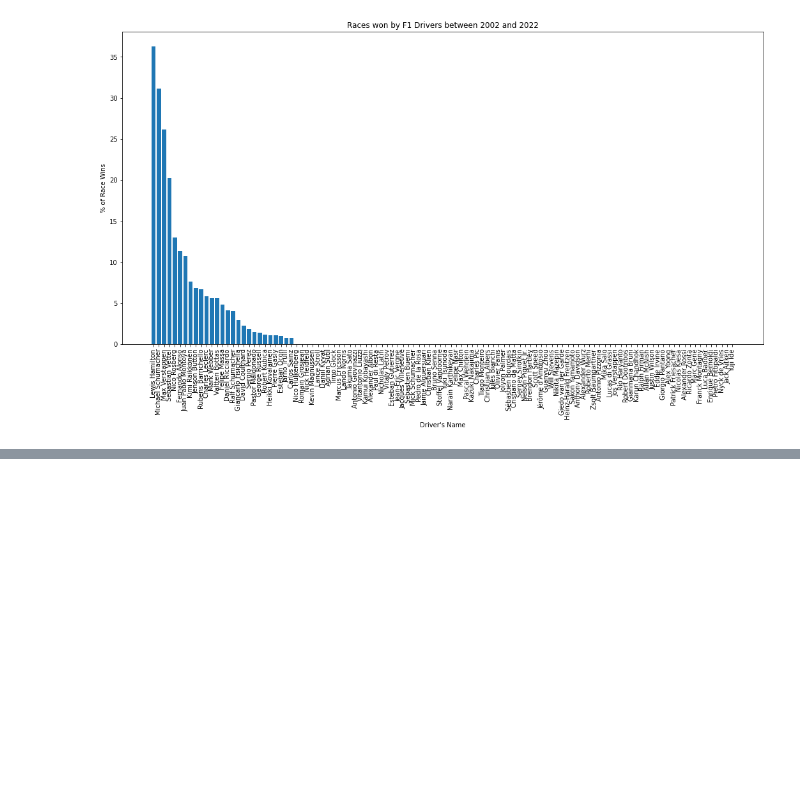
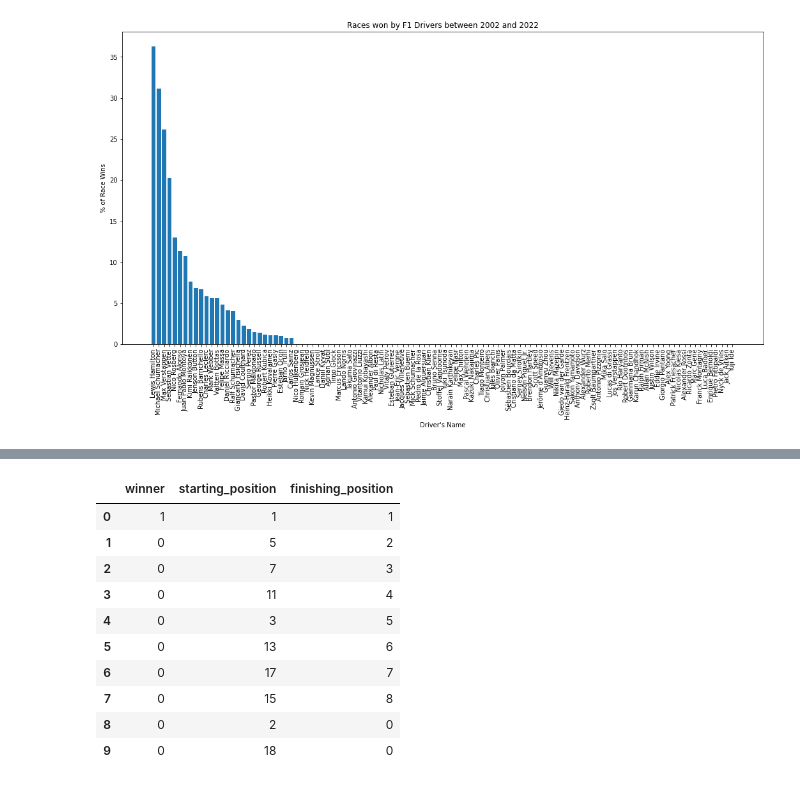
Before and after one commit to PaulOM203/MSC_Thesis_F1, a Jupyter notebook: Notebook.ipynb, the cells around one changed output, grey strips where cells are left out. Saved outputs shown, nothing was run; the diff lists cells and outputs as text; code cells hidden in the pictures; blank space fills up the shorter version.

```diff
--- a/Notebook.ipynb
+++ b/Notebook.ipynb
@@ -269,0 +334,16 @@ plt.savefig('Percentage of Wins per Driver.png', dpi=300)
+# %%
+## Plotting a histogram of driver wins from pole position
+driver_pole_wins = pd.concat([driver_race_data['winner'], driver_race_data['starting_position'], driver_race_data['finishing_position']], axis=1)
+driver_pole_wins.head(10)
+# %% [output]
+|  | winner | starting_position | finishing_position |
+| 0 | 1 | 1 | 1 |
+| 1 | 0 | 5 | 2 |
+| 2 | 0 | 7 | 3 |
+| 3 | 0 | 11 | 4 |
+| 4 | 0 | 3 | 5 |
+| 5 | 0 | 13 | 6 |
+| 6 | 0 | 17 | 7 |
+| 7 | 0 | 15 | 8 |
+| 8 | 0 | 2 | 0 |
+| 9 | 0 | 18 | 0 |
```
Also changed, not shown: parts of 10 cells of this notebook.
